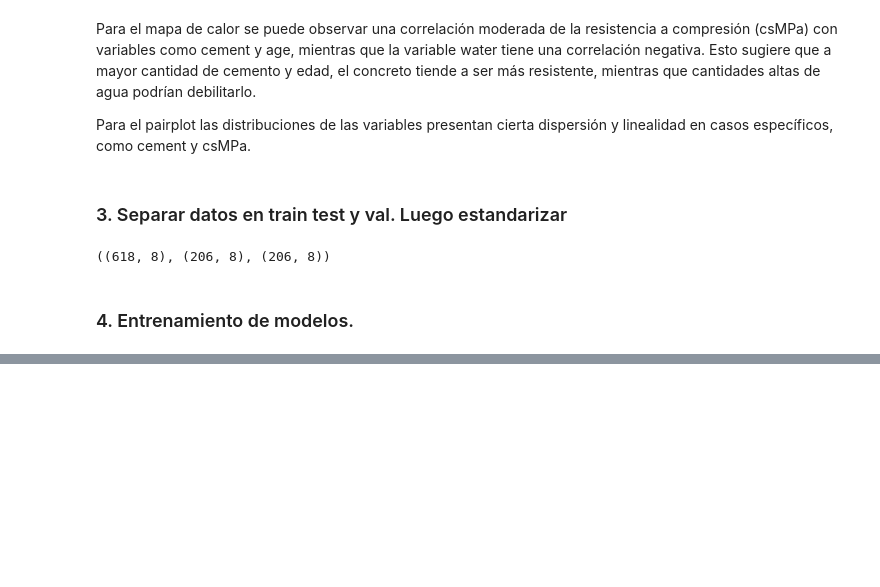
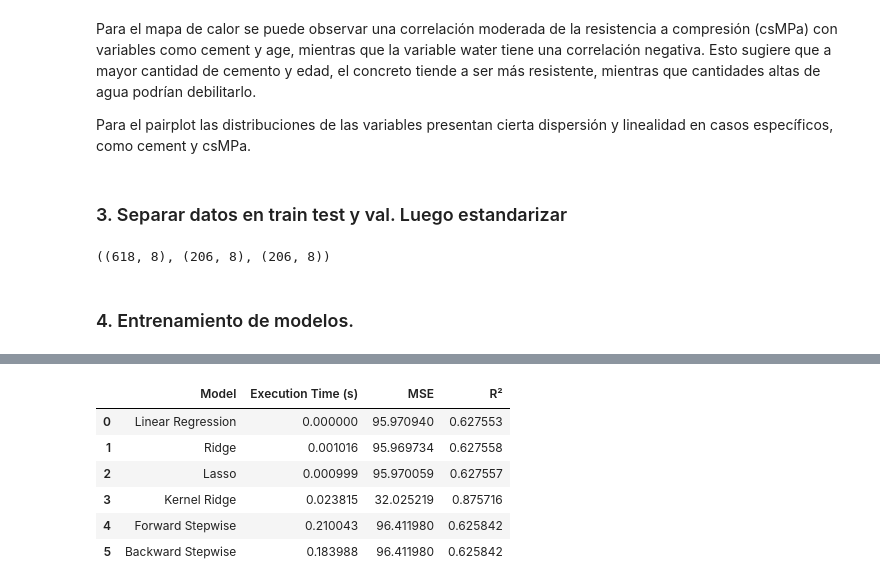
Before and after one commit to LaCalmaInc/ML, a Jupyter notebook: tarea2/tarea2.ipynb, the cells around one changed output, grey strips where cells are left out. Drawn from its saved outputs; the diff is of its cells as text; code cells hidden in the pictures; blank space fills up the shorter version.

```diff
--- a/tarea2/tarea2.ipynb
+++ b/tarea2/tarea2.ipynb
@@ -168,0 +341,94 @@ R2 Score en validación con Lasso: 0.6165443849832881
+# %%
+results = []
+
+
+
+X_train, X_val, y_train, y_val = train_test_split(X, y, test_size=0.2, random_state=42)
+
+# Escalado después de la división
+scaler = StandardScaler()
+X_train_scaled = scaler.fit_transform(X_train)
+X_val_scaled = scaler.transform(X_val)
+
+
+
+# Modelo LR
+start_time = time.time()
+model = LinearRegression()
+model.fit(X_train_scaled, y_train)
+y_val_pred_LR = model.predict(X_val_scaled)
+time_LR = time.time() - start_time
+mse_val = mean_squared_error(y_val, y_val_pred_LR)
+r2_val = r2_score(y_val, y_val_pred_LR)
+results.append(["Linear Regression", time_LR, mse_val, r2_val])
+
+# Modelo Ridge
+alpha = 0.1
+start_time = time.time()
+ridge = Ridge(alpha=alpha)
+ridge.fit(X_train_scaled, y_train)
+y_val_pred_ridge = ridge.predict(X_val_scaled)
+time_ridge = time.time() - start_time
+mse_val_ridge = mean_squared_error(y_val, y_val_pred_ridge)
+r2_val_ridge = r2_score(y_val, y_val_pred_ridge)
+results.append(["Ridge", time_ridge, mse_val_ridge, r2_val_ridge])
+
+# Modelo Lasso
+alpha = 0.001
+start_time = time.time()
+lasso_model = Lasso(alpha=alpha)
+lasso_model.fit(X_train_scaled, y_train)
+y_val_pred_lasso = lasso_model.predict(X_val_scaled)
+time_lasso = time.time() - start_time
+mse_val_lasso = mean_squared_error(y_val, y_val_pred_lasso)
+r2_val_lasso = r2_score(y_val, y_val_pred_lasso)
+results.append(["Lasso", time_lasso, mse_val_lasso, r2_val_lasso])
+
+# Modelo Kernel Ridge
+start_time = time.time()
+kridge_model = KernelRidge(alpha=0.1, kernel='rbf')
+kridge_model.fit(X_train_scaled, y_train)
+y_val_pred_kridge = kridge_model.predict(X_val_scaled)
+time_kridge = time.time() - start_time
+mse_val_kridge = mean_squared_error(y_val, y_val_pred_kridge)
+r2_val_kridge = r2_score(y_val, y_val_pred_kridge)
+results.append(["Kernel Ridge", time_kridge, mse_val_kridge, r2_val_kridge])
+
+# Forward Stepwise Selection
+start_time = time.time()
+sfs_forward = SFS(LinearRegression(), k_features="best", forward=True, floating=False, scoring='neg_mean_squared_error', cv=5)
+sfs_forward.fit(X_train, y_train)
+X_train_selected_forward = X_train[X_train.columns[list(sfs_forward.k_feature_idx_)]]
+X_test_selected_forward = X_test[X_train.columns[list(sfs_forward.k_feature_idx_)]]
+model.fit(X_train_selected_forward, y_train)
+y_pred_forward = model.predict(X_test_selected_forward)
+time_forward = time.time() - start_time
+mse_forward = mean_squared_error(y_test, y_pred_forward)
+r2_forward = r2_score(y_test, y_pred_forward)
+results.append(["Forward Stepwise", time_forward, mse_forward, r2_forward])
+
+# Backward Stepwise Selection
+start_time = time.time()
+sfs_backward = SFS(LinearRegression(), k_features="best", forward=False, floating=False, scoring='neg_mean_squared_error', cv=5)
+sfs_backward.fit(X_train, y_train)
+X_train_selected_backward = X_train[X_train.columns[list(sfs_backward.k_feature_idx_)]]
+X_test_selected_backward = X_test[X_train.columns[list(sfs_backward.k_feature_idx_)]]
+model.fit(X_train_selected_backward, y_train)
+y_pred_backward = model.predict(X_test_selected_backward)
+time_backward = time.time() - start_time
+mse_backward = mean_squared_error(y_test, y_pred_backward)
+r2_backward = r2_score(y_test, y_pred_backward)
+results.append(["Backward Stepwise", time_backward, mse_backward, r2_backward])
+
+
+
+results_df = pd.DataFrame(results, columns=["Model", "Execution Time (s)", "MSE", "R²"])
+results_df
+# %% [output]
+|  | Model | Execution Time (s) | MSE | R² |
+| 0 | Linear Regression | 0.000000 | 95.970940 | 0.627553 |
+| 1 | Ridge | 0.001016 | 95.969734 | 0.627558 |
+| 2 | Lasso | 0.000999 | 95.970059 | 0.627557 |
+| 3 | Kernel Ridge | 0.023815 | 32.025219 | 0.875716 |
+| 4 | Forward Stepwise | 0.210043 | 96.411980 | 0.625842 |
+| 5 | Backward Stepwise | 0.183988 | 96.411980 | 0.625842 |
```
Also changed, not shown: parts of 22 cells of this notebook.
